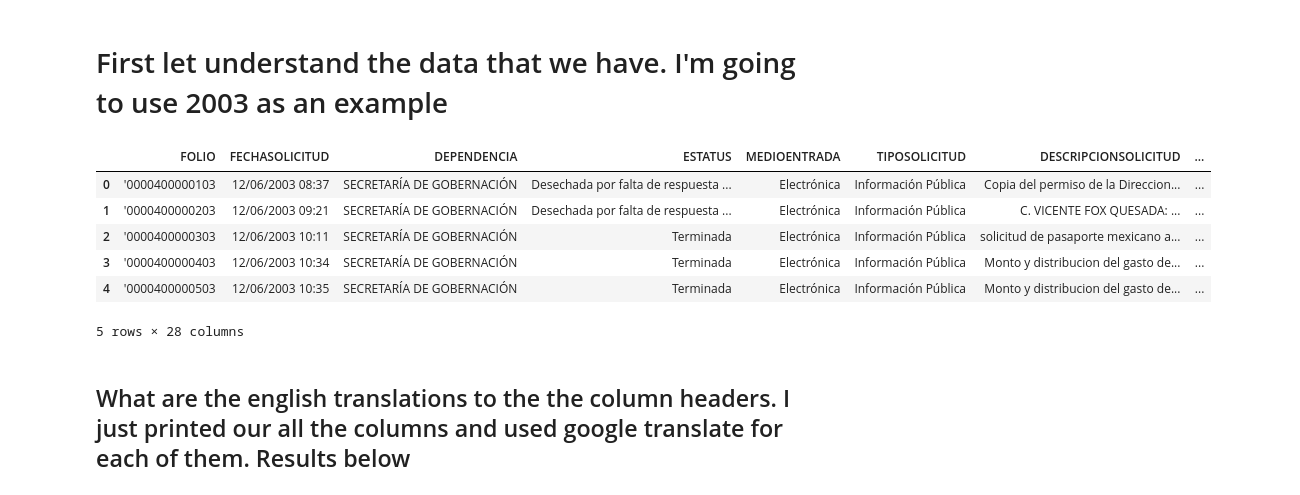
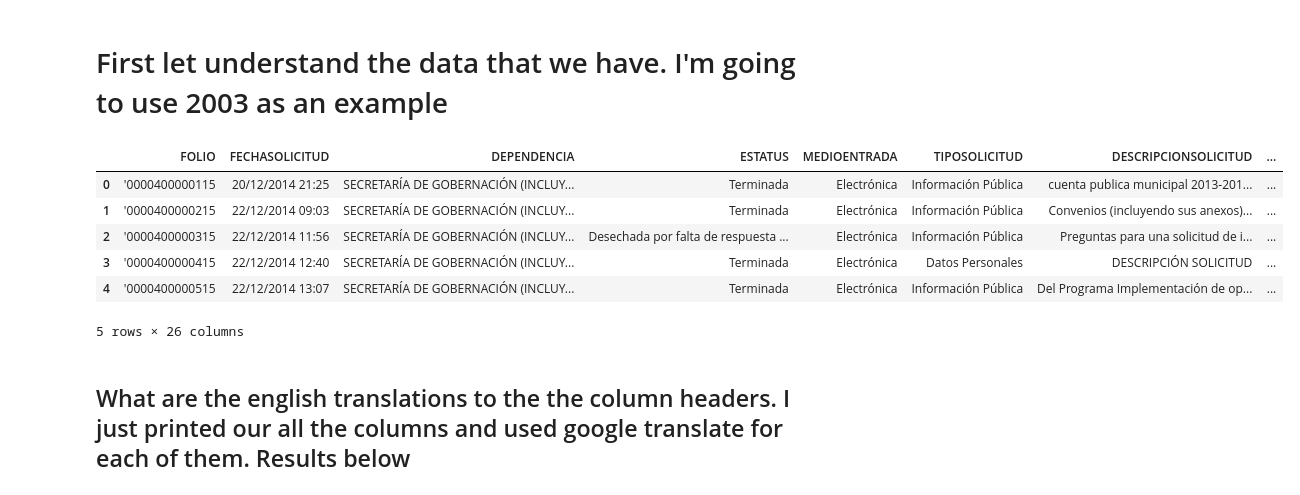
Before and after one commit to RyanSampana/Freedom-Info-Mex, a Jupyter notebook: aboutData.ipynb, the cells around one changed output. Saved outputs shown, nothing was run; the diff lists cells and outputs as text; code cells hidden in the pictures.

```diff
--- a/aboutData.ipynb
+++ b/aboutData.ipynb
@@ -3,20 +3,20 @@
 # %%
 import warnings
 import re
 warnings.filterwarnings('ignore')
 # load data
 import numpy as np
 import pandas as pd
-df = pd.read_csv('../full_request_data/attachdata2003.csv',encoding='Latin-1')
+df = pd.read_csv('../full_request_data/attachdata2014.csv',encoding='Latin-1')
 df.head()
 # %% [output]
 |  | FOLIO | FECHASOLICITUD | DEPENDENCIA | ESTATUS | MEDIOENTRADA | TIPOSOLICITUD | DESCRIPCIONSOLICITUD | ... |
-| 0 | '0000400000103 | 12/06/2003 08:37 | SECRETARÍA DE GOBERNACIÓN | Desechada por falta de respuesta ... | Electrónica | Información Pública | Copia del permiso de la Direccion... | ... |
-| 1 | '0000400000203 | 12/06/2003 09:21 | SECRETARÍA DE GOBERNACIÓN | Desechada por falta de respuesta ... | Electrónica | Información Pública | C. VICENTE FOX QUESADA: ... | ... |
-| 2 | '0000400000303 | 12/06/2003 10:11 | SECRETARÍA DE GOBERNACIÓN | Terminada | Electrónica | Información Pública | solicitud de pasaporte mexicano a... | ... |
-| 3 | '0000400000403 | 12/06/2003 10:34 | SECRETARÍA DE GOBERNACIÓN | Terminada | Electrónica | Información Pública | Monto y distribucion del gasto de... | ... |
-| 4 | '0000400000503 | 12/06/2003 10:35 | SECRETARÍA DE GOBERNACIÓN | Terminada | Electrónica | Información Pública | Monto y distribucion del gasto de... | ... |
+| 0 | '0000400000115 | 20/12/2014 21:25 | SECRETARÍA DE GOBERNACIÓN (INCLUY... | Terminada | Electrónica | Información Pública | cuenta publica municipal 2013-201... | ... |
+| 1 | '0000400000215 | 22/12/2014 09:03 | SECRETARÍA DE GOBERNACIÓN (INCLUY... | Terminada | Electrónica | Información Pública | Convenios (incluyendo sus anexos)... | ... |
+| 2 | '0000400000315 | 22/12/2014 11:56 | SECRETARÍA DE GOBERNACIÓN (INCLUY... | Desechada por falta de respuesta ... | Electrónica | Información Pública | Preguntas para una solicitud de i... | ... |
+| 3 | '0000400000415 | 22/12/2014 12:40 | SECRETARÍA DE GOBERNACIÓN (INCLUY... | Terminada | Electrónica | Datos Personales | DESCRIPCIÓN SOLICITUD | ... |
+| 4 | '0000400000515 | 22/12/2014 13:07 | SECRETARÍA DE GOBERNACIÓN (INCLUY... | Terminada | Electrónica | Información Pública | Del Programa Implementación de op... | ... |
-5 rows × 28 columns
+5 rows × 26 columns
 # %% [markdown]
 ## What are the english translations to the the column headers. I just printed our all the columns and used google translate for each of them. Results below
 # %%
```
Also changed, not shown: parts of 8 cells of this notebook, 1 other file.
